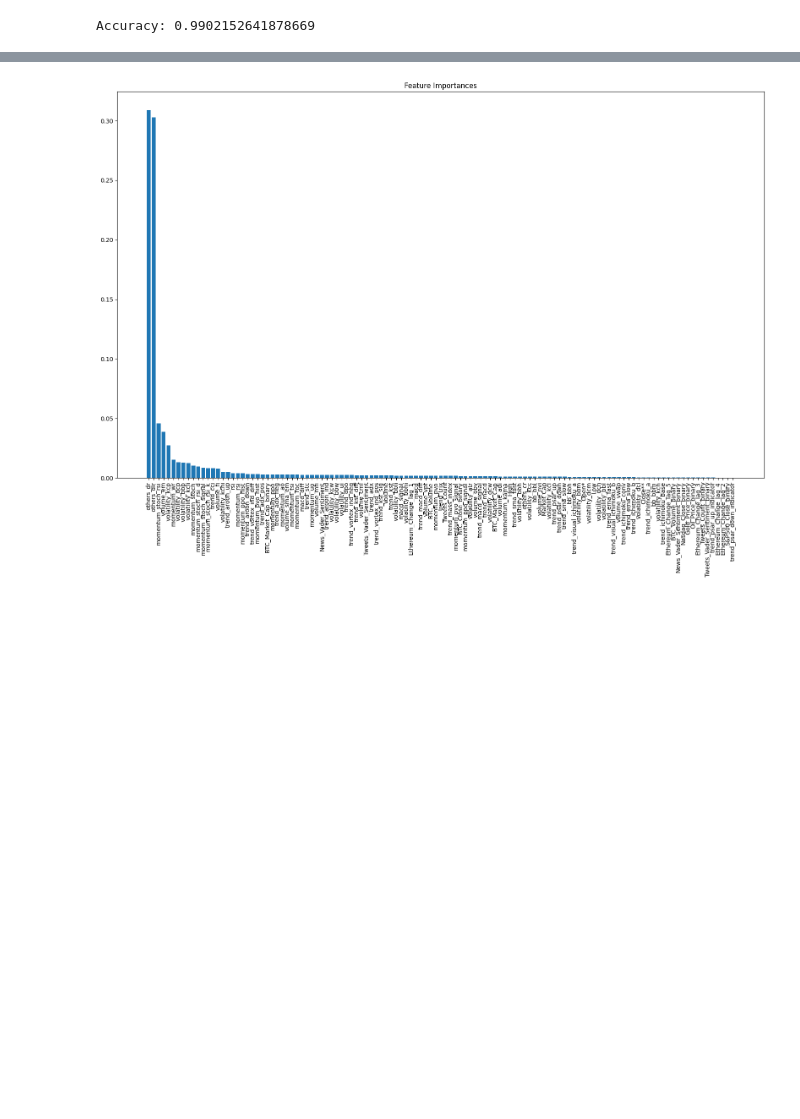
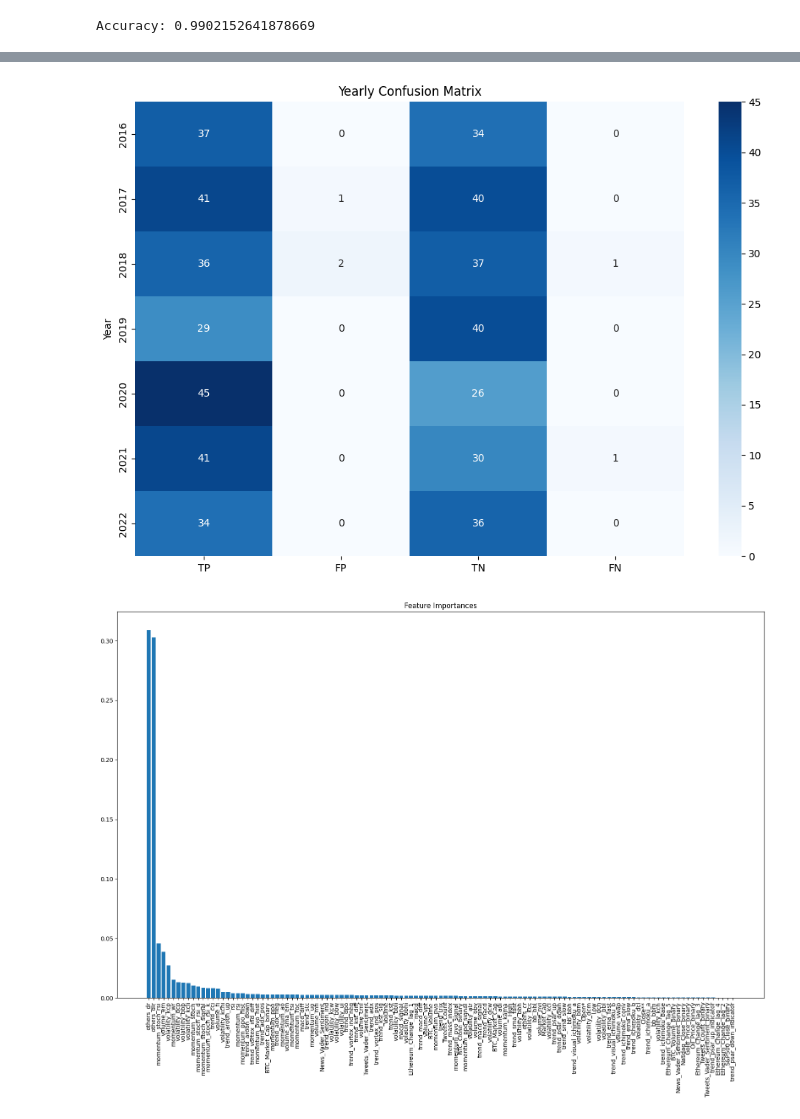
Before and after one commit to Smaran1832/Altcoin-Price-Prediction, a Jupyter notebook: New_Experiments/New_Experiment_Scripts/Feature_importance.ipynb, the cells around one changed output, grey strips where cells are left out. Drawn from its saved outputs; the diff is of its cells as text; code cells hidden in the pictures; blank space fills up the shorter version.

```diff
--- a/New_Experiments/New_Experiment_Scripts/Feature_importance.ipynb
+++ b/New_Experiments/New_Experiment_Scripts/Feature_importance.ipynb
@@ -99,3 +128,21 @@ Accuracy: 0.9902152641878669
+# %%
+import seaborn as sns
+
+# Group by year or appropriate time segment
+df['Year'] = df.index.year
+yearly_performance = df.groupby('Year').apply(lambda x: pd.Series({
+    'TP': ((x['Actual'] == 1) & (x['Predicted'] == 1)).sum(),
+    'FP': ((x['Actual'] == 0) & (x['Predicted'] == 1)).sum(),
+    'TN': ((x['Actual'] == 0) & (x['Predicted'] == 0)).sum(),
+    'FN': ((x['Actual'] == 1) & (x['Predicted'] == 0)).sum()
+}))
+
+fig, ax = plt.subplots(figsize=(12, 8))
+sns.heatmap(yearly_performance[['TP', 'FP', 'TN', 'FN']], annot=True, fmt='d', cmap='Blues', ax=ax)
+ax.set_title('Yearly Confusion Matrix')
+plt.show()
+# %% [output]
+[figure, added]
 # %%
 import matplotlib.pyplot as plt
 
```
Also changed, not shown: parts of 4 cells of this notebook.
